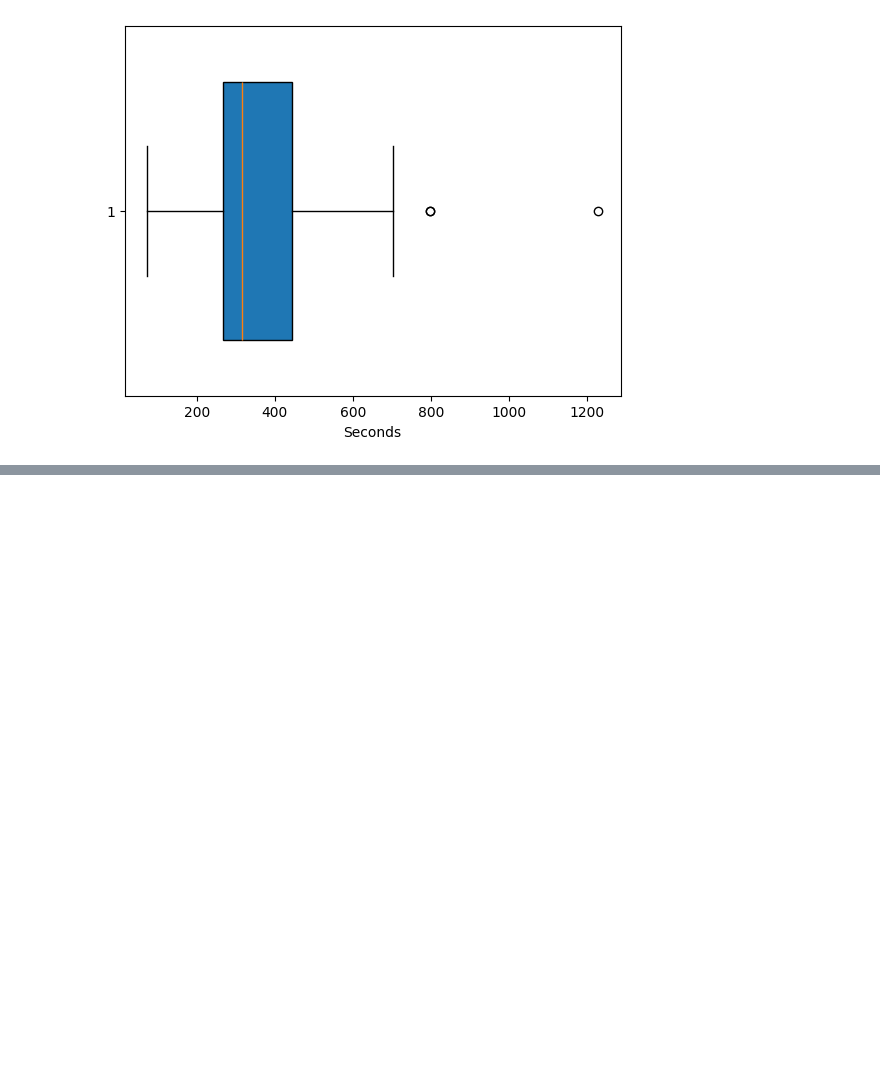
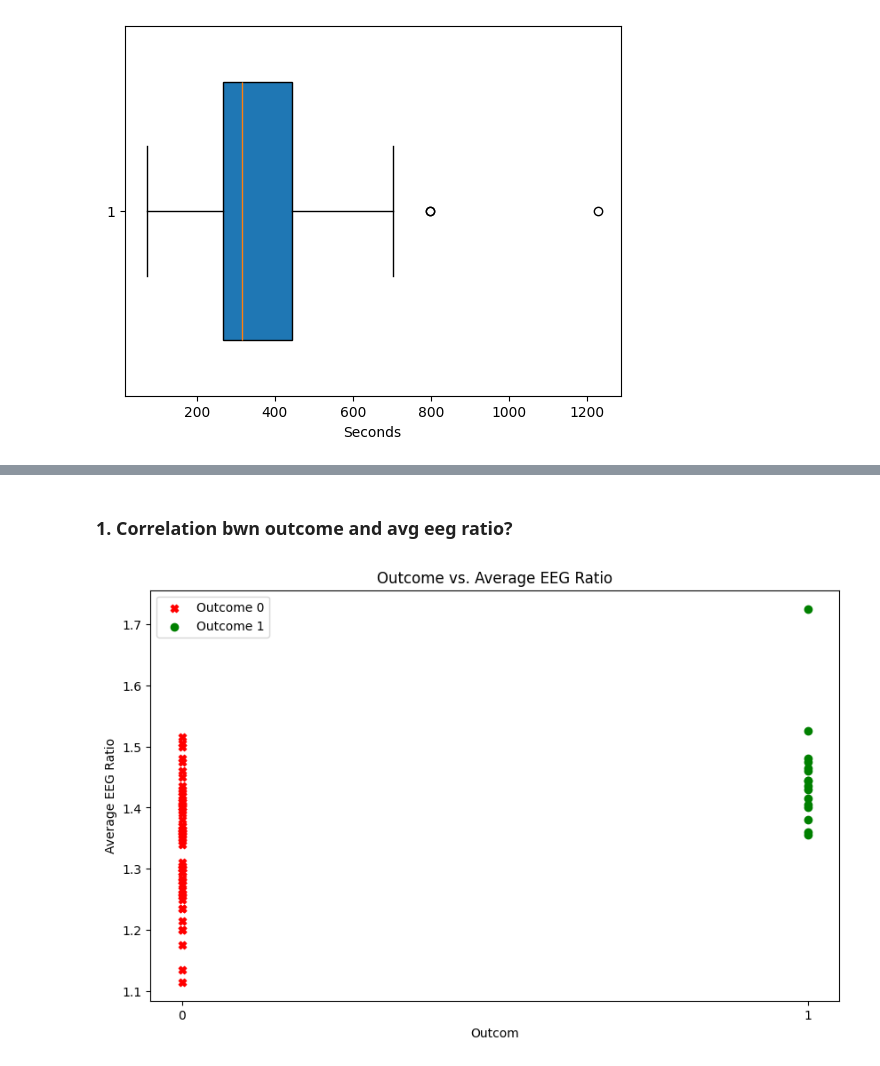
Before and after one commit to TaylorT52/eeg-analysis, a Jupyter notebook: processing.ipynb, the cells around one changed output, grey strips where cells are left out. Cells and saved outputs as stored; diff of their text form; code cells hidden in the pictures; blank space fills up the shorter version.

Commit message:
looking at some correlations

```diff
--- a/processing.ipynb
+++ b/processing.ipynb
@@ -200,0 +330,38 @@ def bandpass_filter(data, low_freq, high_freq, sfreq):
+# %% [markdown]
+### 1. Correlation bwn outcome and avg eeg ratio?
+# %%
+#organize into new dfs
+#used new df because dropping some null values - didn't want to change cleaned df
+outcomes = df.loc[:, "Delirious (0=N, 1=Y)"].tolist()
+avg_eegs = df.loc[:, "Average EEG Ratio"].tolist()
+drs_sev = df.loc[:, "DRS SEVERITY score"].tolist()
+sd = df.loc[:, "SD"].tolist()
+
+df_avg = pd.DataFrame(
+    {'outcome': outcomes,
+     'avg_ratio': avg_eegs,
+     'drs_sev': drs_sev,
+     'sd': sd
+    })
+df_avg['avg_ratio'] = pd.to_numeric(df_avg['avg_ratio'], errors='coerce')
+df_avg = df_avg.dropna(subset=['avg_ratio'])
+# %%
+df_avg['outcome'] = df_avg['outcome'].astype(int)
+plt.figure(figsize=(10, 6))
+
+unique_outcomes = df_avg['outcome'].unique()
+for outcome in unique_outcomes:
+    subset = df_avg[df_avg['outcome'] == outcome]
+    marker = 'X' if outcome == 0 else 'o'  # 'X' for outcome 0, 'o' for outcome 1
+    color = 'red' if outcome == 0 else 'green'  # 'red' for 'X's and 'green' for 'O's
+    plt.scatter(subset['outcome'], subset['avg_ratio'], marker=marker, color=color, label=f'Outcome {outcome}')
+
+
+plt.xticks([0, 1], ['0', '1'])
+plt.xlabel('Outcome')
+plt.ylabel('Average EEG Ratio')
+plt.title('Outcome vs. Average EEG Ratio')
+plt.legend()
+plt.show()
+# %% [output]
+[figure, added]
```
Also changed, not shown: parts of 20 cells of this notebook.
